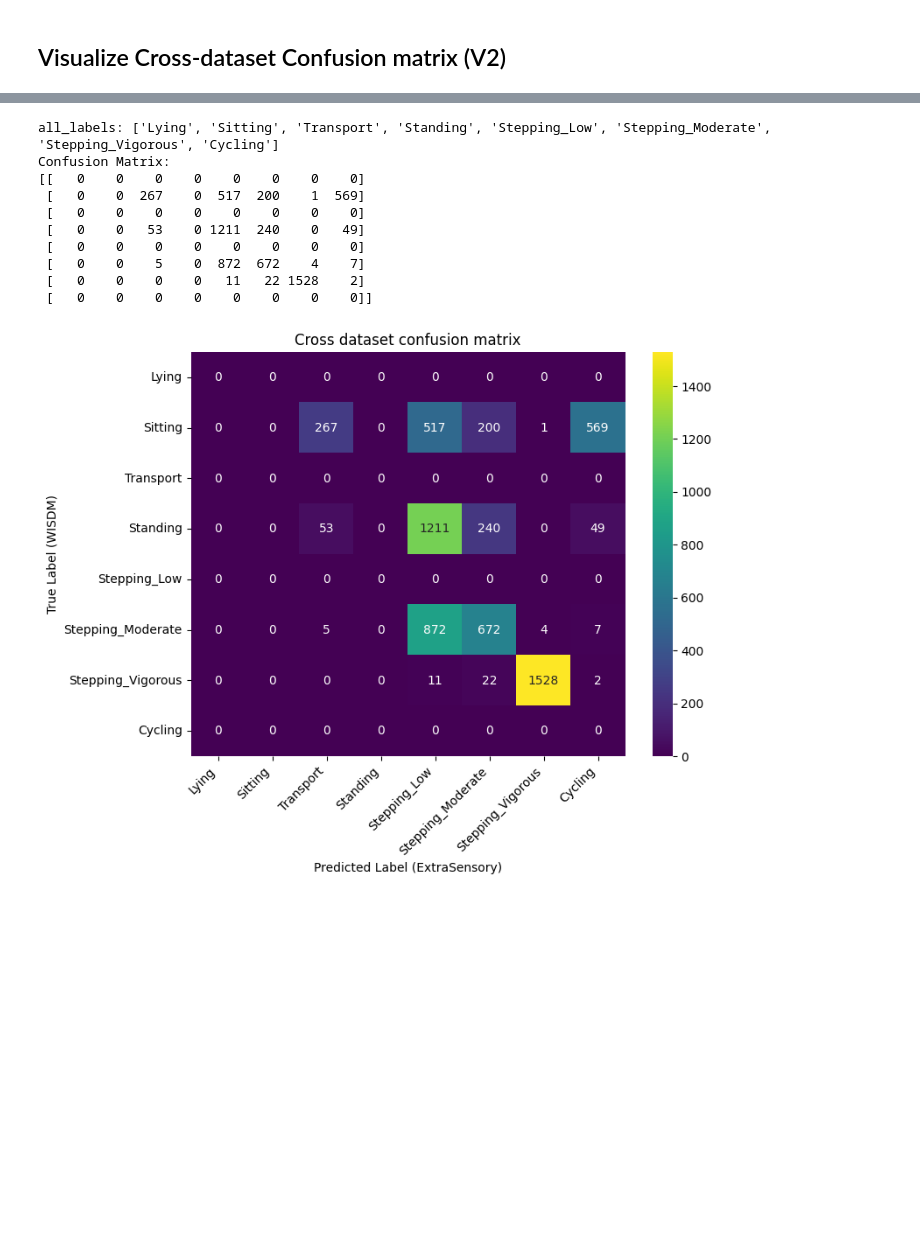
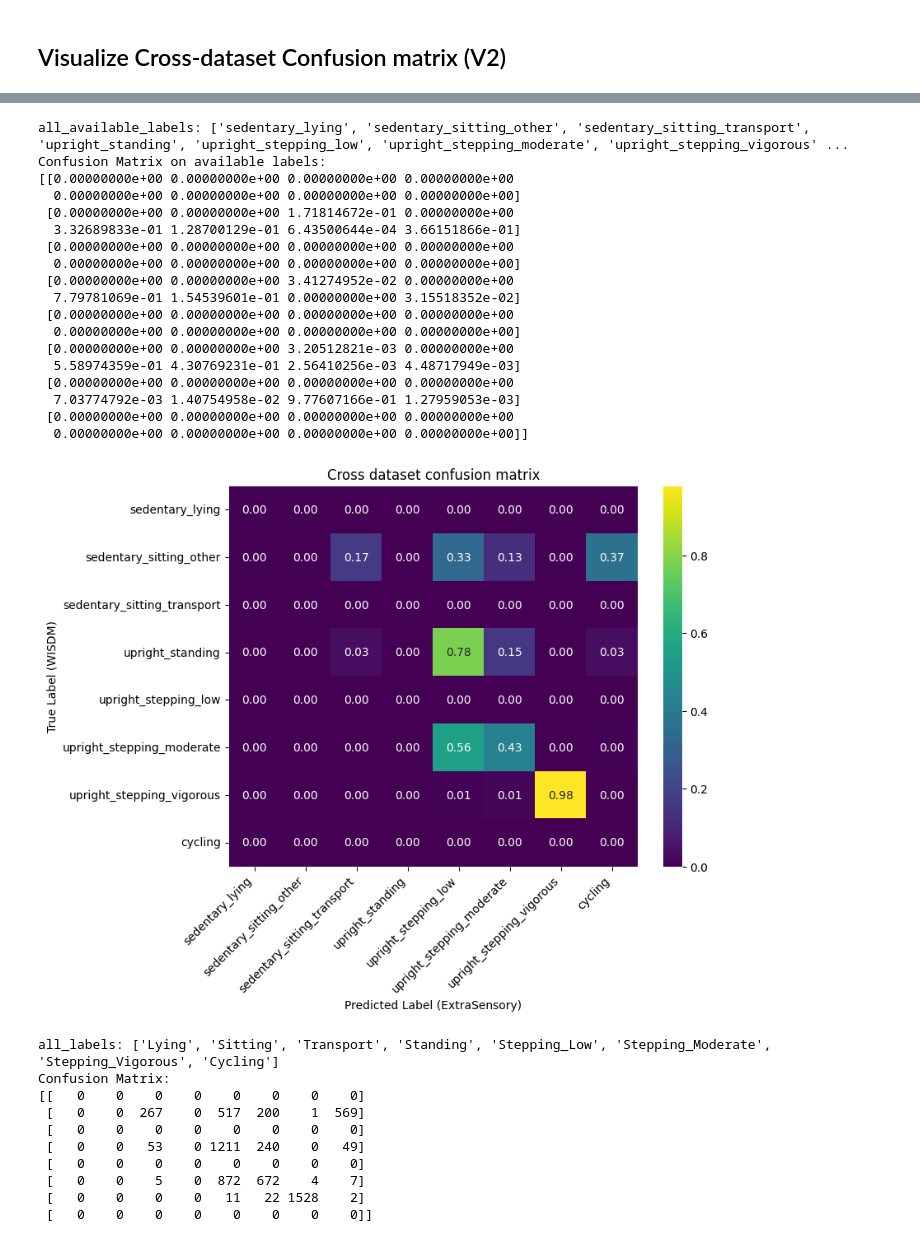
Before and after one commit to h-khayami/ssl-wearables, a Jupyter notebook: plots/confusion_matrices.ipynb, the cells around one changed output, grey strips where cells are left out. Saved outputs shown, nothing was run; the diff lists cells and outputs as text; code cells hidden in the pictures; blank space fills up the shorter version.

```diff
--- a/plots/confusion_matrices.ipynb
+++ b/plots/confusion_matrices.ipynb
@@ -422,6 +422,7 @@ def visualize_confusion_matrices_cross_dataset(folder_path, model_label_map_dir,
         raise KeyError("CSV file does not contain 'Y_test' or 'Y_test_pred' columns.")
     df["Y_test"] = df["Y_test"].map(label_mapping) # Map to evaluation dataset labels
     df["Y_test_pred"] = df["Y_test_pred"].map(model_label_mapping) # Map to model labels
+    print(f"label distribution on {evaluated_on}:\n{df['Y_test'].value_counts()}")
     # 4️⃣ Calculate the pivot table
     pivot_table = pd.pivot_table(df, index="Y_test", columns="Y_test_pred", aggfunc='size', fill_value=0)
     print(f"Pivot Table:\n{pivot_table}\n")
@@ -442,14 +443,44 @@ def visualize_confusion_matrices_cross_dataset(folder_path, model_label_map_dir,
     df["Y_test"] = df["Y_test"].map(map_eval_ref) # Map eval dataset labels to reference
     Y_true_num = mapper.map_labels_to_numeric(np.array(df["Y_test"]) )
     Y_pred_num = mapper.map_labels_to_numeric(np.array(df["Y_test_pred"] ))
+    #remove the labels that are not in the dataset
+    unique_pred_labels = np.unique(Y_pred_num)
+    #get the labels that are in the dataset
+    if trained_on != "ExtraSensory":
+        trained_map = mapper.get_label_mapping(trained_on)
+    else:
+        trained_map = mapper.get_label_mapping("MyMove")
+    all_available_labels = list(trained_map.values())
+    print(f"all_available_labels: {list(trained_map.keys())}")
+    #mask for the pred labels that are not in the trained dataset
+    mask = np.isin(Y_true_num, all_available_labels)
+    Y_true_num_masked = Y_true_num[mask]
+    Y_pred_num_masked = Y_pred_num[mask]
+    #confusion matrix for Y_test and Y_test_pred
+    cm2 = confusion_matrix(Y_true_num_masked, Y_pred_num_masked,labels = all_available_labels, normalize="true")
+    print(f"Confusion Matrix on available labels:\n{cm2}\n")
+    fig, ax1 = plt.subplots(figsize=(8, 6))
+    sns.heatmap(cm2, annot=True, fmt=".2f", cmap="viridis", ax=ax1)
+    # Adjust tick positions to be centered
+    ax1.set_xticks(np.arange(len(all_available_labels)) +0.5)
+    ax1.set_yticks(np.arange(len(all_available_labels)) +0.5)
+    ax1.set_xticklabels(list(trained_map.keys()), rotation=45, ha="right")
+    ax1.set_yticklabels(list(trained_map.keys()), rotation=0, va="center")
+    plt.xlabel(f"Predicted Label ({trained_on})")
+    plt.ylabel(f"True Label ({evaluated_on})")
+    plt.title(f"Cross dataset confusion matrix")
+    plt.show()
+
 
     all_labels = mapper.get_mapping("MyMove")
     #convert values of the all_labels dict to list
     all_labels = list(all_labels.values())
     print(f"all_labels: {all_labels}")
+
     #confusion matrix for Y_test and Y_test_pred
     cm = confusion_matrix(Y_true_num, Y_pred_num,labels = list(range(len(all_labels))))
     print(f"Confusion Matrix:\n{cm}\n")
+    # remove the labels that are not in the dataset
 
     fig, ax = plt.subplots(figsize=(8, 6))
     sns.heatmap(cm, annot=True, fmt="d", cmap="viridis", ax=ax)
@@ -468,7 +499,7 @@ def visualize_confusion_matrices_cross_dataset(folder_path, model_label_map_dir,
 
 
 
-# Trained on ExtraSenory dataset and evaluated on WISDM dataset
+# Trained on ExtraSensory dataset and evaluated on WISDM dataset
 evaluation_result = "/home/hossein/ssl-wearables/data/reports/2025-03-11_14-44"
 pretrained_model_label = "/home/hossein/ssl-wearables/data/reports/2025-03-08_05-22"
 visualize_confusion_matrices_cross_dataset(evaluation_result, pretrained_model_label, "ExtraSensory","WISDM")
@@ -490,16 +520,34 @@ Y_test
 jogging                             22                       1528
 sitting                            200                          1
 standing                           240                          0
 walking                            672                          4
 [figure]
-all_labels: ['Lying', 'Sitting', 'Transport', 'Standing', 'Stepping_Low', 'Stepping_Moderate', 'Stepping_Vigorous', 'Cycling']
-Confusion Matrix:
-[[   0    0    0    0    0    0    0    0]
- [   0    0  267    0  517  200    1  569]
- [   0    0    0    0    0    0    0    0]
- [   0    0   53    0 1211  240    0   49]
- [   0    0    0    0    0    0    0    0]
- [   0    0    5    0  872  672    4    7]
- [   0    0    0    0   11   22 1528    2]
- [   0    0    0    0    0    0    0    0]]
+all_available_labels: ['sedentary_lying', 'sedentary_sitting_other', 'sedentary_sitting_transport', 'upright_standing', 'upright_stepping_low', 'upright_stepping_moderate', 'upright_stepping_vigorous' ...
+Confusion Matrix on available labels:
+[[0.00000000e+00 0.00000000e+00 0.00000000e+00 0.00000000e+00
+  0.00000000e+00 0.00000000e+00 0.00000000e+00 0.00000000e+00]
+ [0.00000000e+00 0.00000000e+00 1.71814672e-01 0.00000000e+00
+  3.32689833e-01 1.28700129e-01 6.43500644e-04 3.66151866e-01]
+ [0.00000000e+00 0.00000000e+00 0.00000000e+00 0.00000000e+00
+  0.00000000e+00 0.00000000e+00 0.00000000e+00 0.00000000e+00]
+ [0.00000000e+00 0.00000000e+00 3.41274952e-02 0.00000000e+00
+  7.79781069e-01 1.54539601e-01 0.00000000e+00 3.15518352e-02]
+ [0.00000000e+00 0.00000000e+00 0.00000000e+00 0.00000000e+00
+  0.00000000e+00 0.00000000e+00 0.00000000e+00 0.00000000e+00]
+ [0.00000000e+00 0.00000000e+00 3.20512821e-03 0.00000000e+00
+  5.58974359e-01 4.30769231e-01 2.56410256e-03 4.48717949e-03]
+ [0.00000000e+00 0.00000000e+00 0.00000000e+00 0.00000000e+00
+  7.03774792e-03 1.40754958e-02 9.77607166e-01 1.27959053e-03]
+ [0.00000000e+00 0.00000000e+00 0.00000000e+00 0.00000000e+00
+  0.00000000e+00 0.00000000e+00 0.00000000e+00 0.00000000e+00]]
-[figure, old version]
+[figure, new version]
+all_labels: ['Lying', 'Sitting', 'Transport', 'Standing', 'Stepping_Low', 'Stepping_Moderate', 'Stepping_Vigorous', 'Cycling']
+Confusion Matrix:
+[[   0    0    0    0    0    0    0    0]
+ [   0    0  267    0  517  200    1  569]
+ [   0    0    0    0    0    0    0    0]
+ [   0    0   53    0 1211  240    0   49]
+ [   0    0    0    0    0    0    0    0]
+ [   0    0    5    0  872  672    4    7]
+ [   0    0    0    0   11   22 1528    2]
+ [   0    0    0    0    0    0    0    0]]
```
Also changed, not shown: parts of 14 cells of this notebook, 5 other files.
